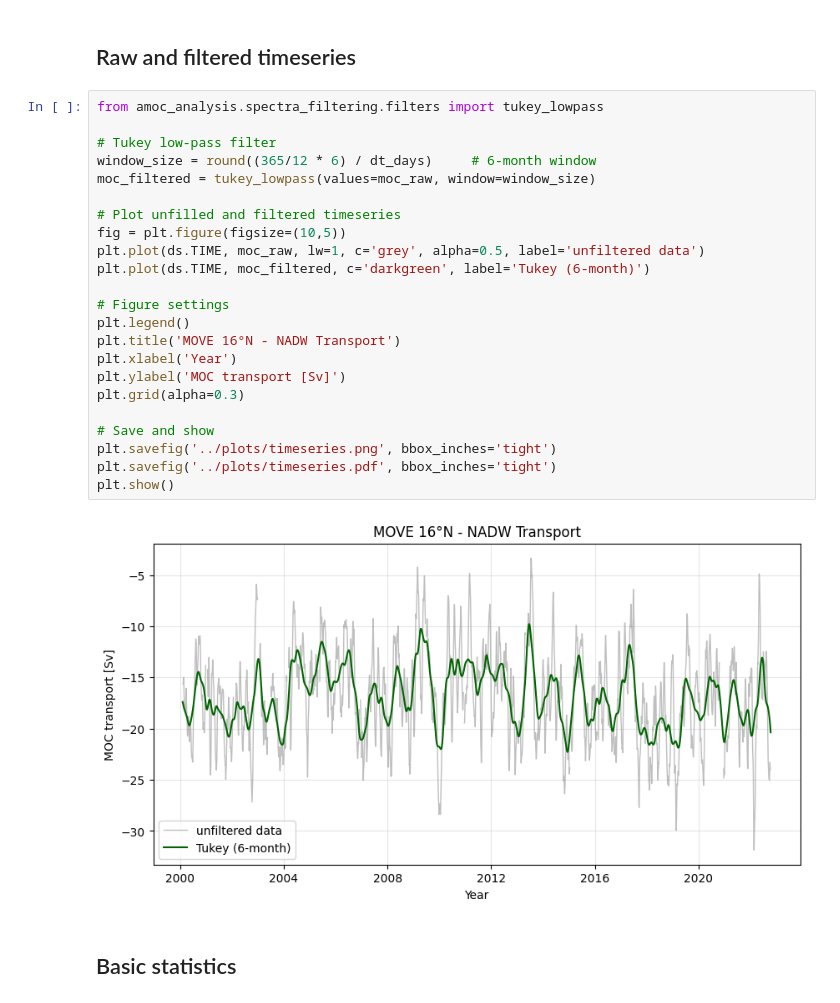
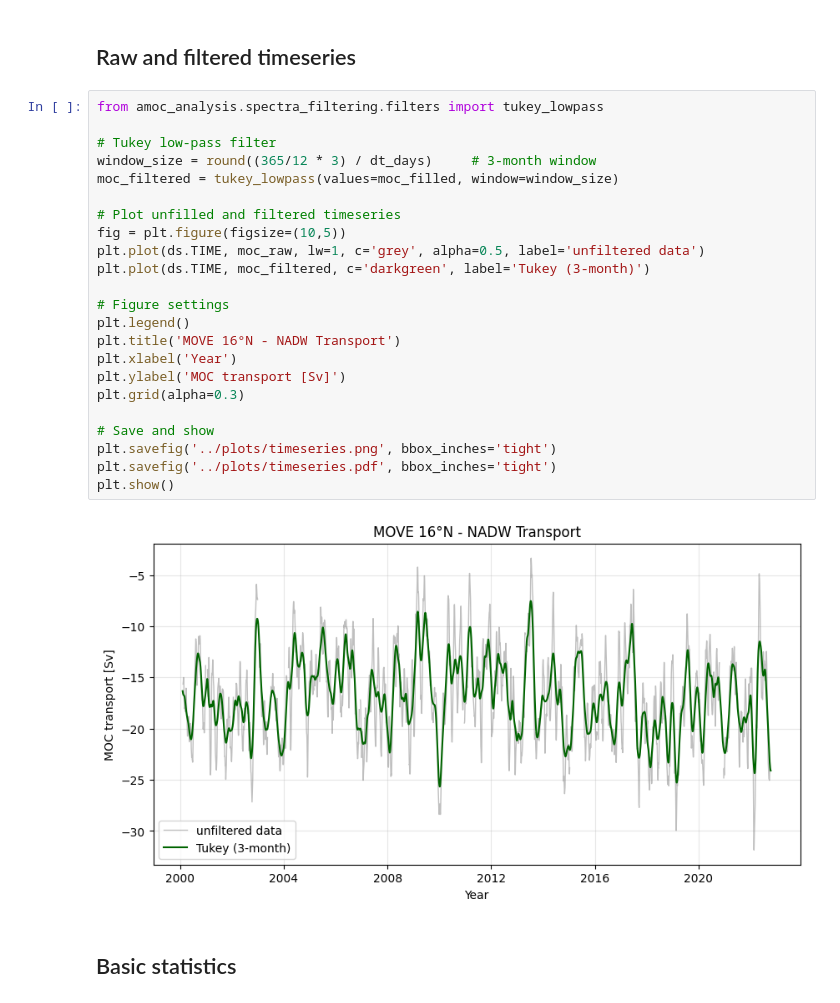
Before and after one commit to stine-fohrmann/data-analysis-assignment1, a Jupyter notebook: notebooks/assignment1.ipynb, the cells around one changed output. Cells and saved outputs as stored; diff of their text form.

```diff
--- a/notebooks/assignment1.ipynb
+++ b/notebooks/assignment1.ipynb
@@ -48,28 +30,28 @@ Attributes:
 # %%
 from amoc_analysis.spectra_filtering.filters import tukey_lowpass
 
 # Tukey low-pass filter
-window_size = round((365/12 * 6) / dt_days)     # 6-month window
-moc_filtered = tukey_lowpass(values=moc_raw, window=window_size)
+window_size = round((365/12 * 3) / dt_days)     # 3-month window
+moc_filtered = tukey_lowpass(values=moc_filled, window=window_size)
 
 # Plot unfilled and filtered timeseries
 fig = plt.figure(figsize=(10,5))
 plt.plot(ds.TIME, moc_raw, lw=1, c='grey', alpha=0.5, label='unfiltered data')
-plt.plot(ds.TIME, moc_filtered, c='darkgreen', label='Tukey (6-month)')
+plt.plot(ds.TIME, moc_filtered, c='darkgreen', label='Tukey (3-month)')
 
 # Figure settings
 plt.legend()
 plt.title('MOVE 16°N - NADW Transport')
 plt.xlabel('Year')
 plt.ylabel('MOC transport [Sv]')
 plt.grid(alpha=0.3)
 
 # Save and show
 plt.savefig('../plots/timeseries.png', bbox_inches='tight')
 plt.savefig('../plots/timeseries.pdf', bbox_inches='tight')
 plt.show()
 # %% [output]
-[figure, old version]
+[figure, new version]
 # %% [markdown]
 ## Basic statistics
 # %%
```
Also changed, not shown: parts of 7 cells of this notebook, 6 other files.
